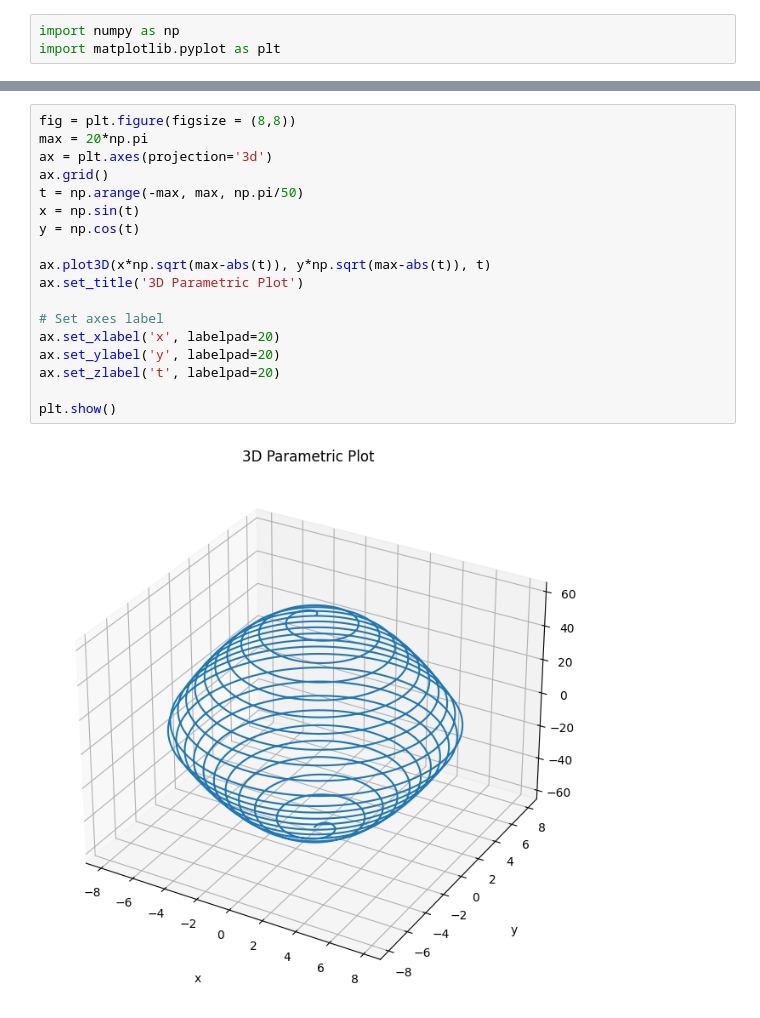
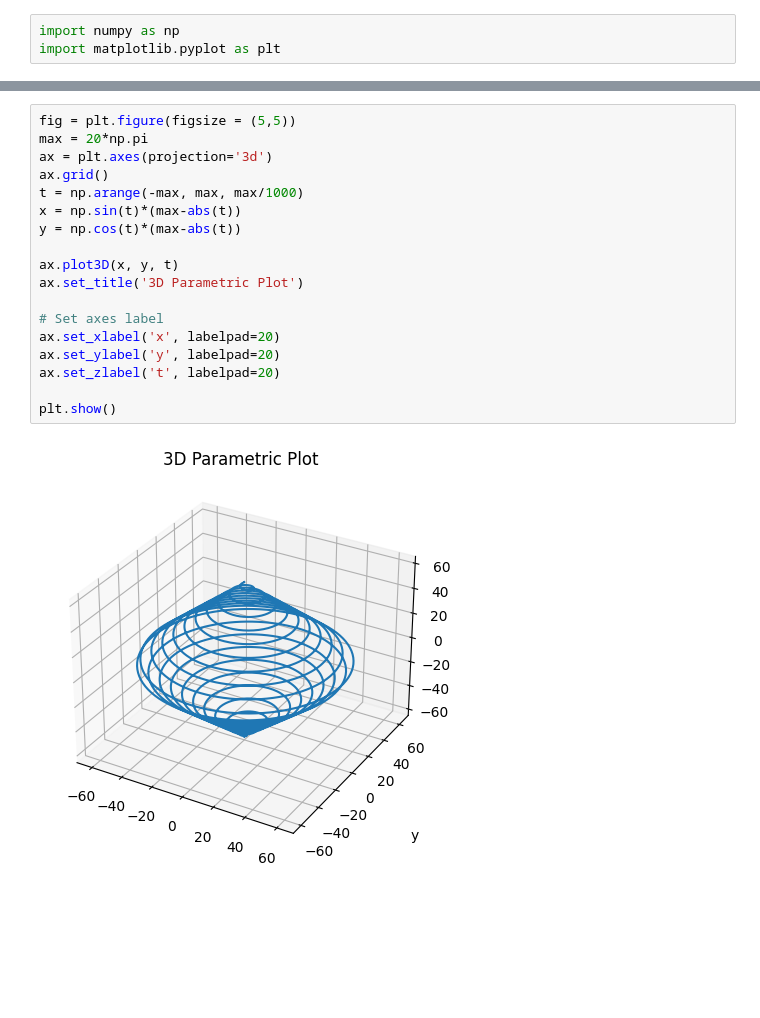
Before and after one commit to galnov/math, a Jupyter notebook: trigo.ipynb, the cells around one changed output, grey strips where cells are left out. Cells and saved outputs as stored; diff of their text form; blank space fills up the shorter version.

```diff
--- a/trigo.ipynb
+++ b/trigo.ipynb
@@ -6,20 +20,20 @@ import matplotlib.pyplot as plt
 # %%
-fig = plt.figure(figsize = (8,8))
+fig = plt.figure(figsize = (5,5))
 max = 20*np.pi
 ax = plt.axes(projection='3d')
 ax.grid()
-t = np.arange(-max, max, np.pi/50)
-x = np.sin(t)
-y = np.cos(t)
+t = np.arange(-max, max, max/1000)
+x = np.sin(t)*(max-abs(t))
+y = np.cos(t)*(max-abs(t))
 
-ax.plot3D(x*np.sqrt(max-abs(t)), y*np.sqrt(max-abs(t)), t)
+ax.plot3D(x, y, t)
 ax.set_title('3D Parametric Plot')
 
 # Set axes label
 ax.set_xlabel('x', labelpad=20)
 ax.set_ylabel('y', labelpad=20)
 ax.set_zlabel('t', labelpad=20)
 
 plt.show()
 # %% [output]
-[figure, old version]
+[figure, new version]
```
Also changed, not shown: parts of 1 cell of this notebook.
